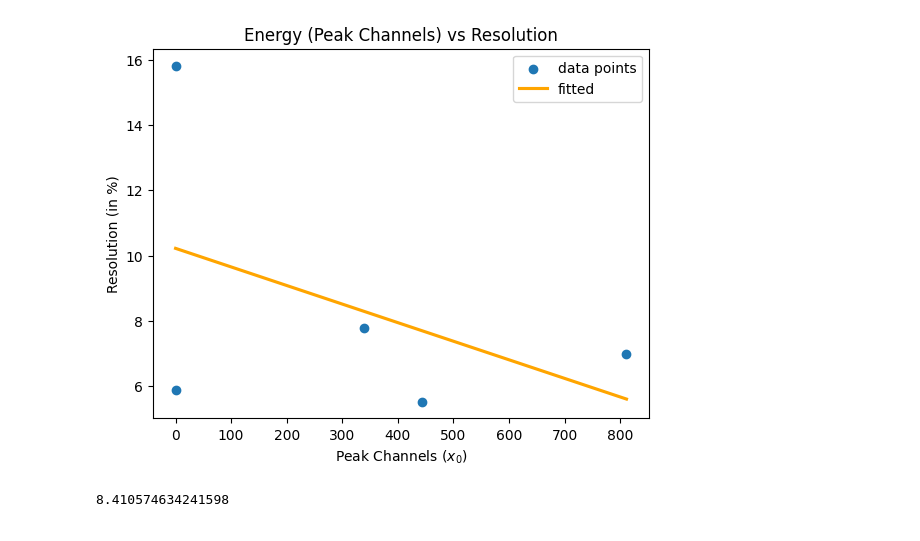
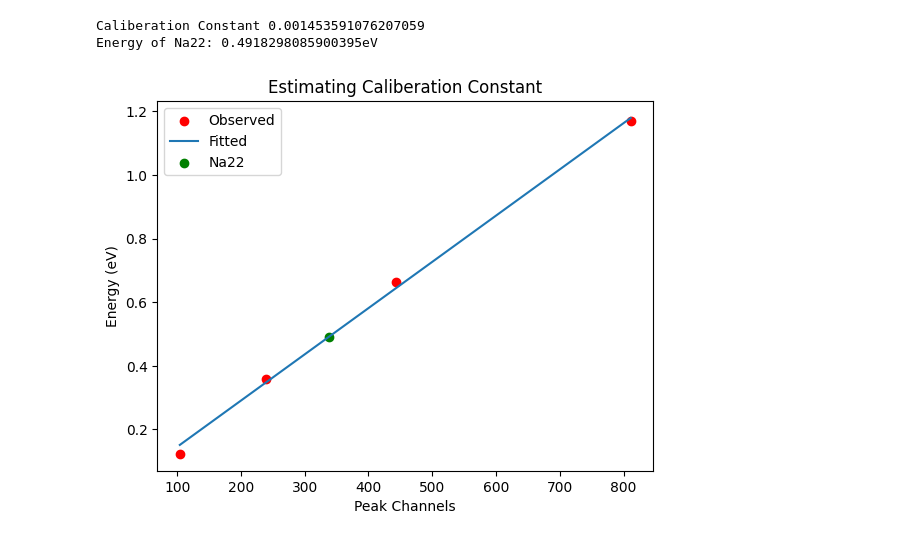
Before and after one commit to prasadposture/Astro-Lab, a Jupyter notebook: AstroLab-II/Scintillation.ipynb, the cells around one changed output. Drawn from its saved outputs; the diff is of its cells as text; code cells hidden in the pictures.

```diff
--- a/AstroLab-II/Scintillation.ipynb
+++ b/AstroLab-II/Scintillation.ipynb
@@ -70,15 +55,0 @@ Resolutions = [5.898703226050014,
-# %%
-plt.scatter(x=Peack_channels, y=Resolutions, label='data points')
-sns.regplot(x=Peack_channels, y=Resolutions, ci=0, scatter=0, color='orange', label='fitted')
-plt.xlabel(f"Peak Channels ($x_0$)")
-plt.ylabel("Resolution (in %)")
-plt.title("Energy (Peak Channels) vs Resolution")
-plt.legend()
-plt.savefig('ResVSEng.png');
-# %% [output]
-[figure, removed]
-# %%
-# Mean Resolution
-np.mean(Resolutions)
-# %% [output]
-8.410574634241598
@@ -84,0 +59,22 @@ np.mean(Resolutions)
+# %%
+Elements = ['Co57', 'Ba133', 'Cs137', 'Co60', 'Na22']
+Energy = np.array([0.123, 0.36, 0.662, 1.17]) #Na22: 0.511
+Peack_channels = np.array([104.096, 239.424,  443.572, 811.315]) #Na22: , 338.355
+plt.scatter(Peack_channels, Energy, color='red', label='Observed')
+def line(x,m):
+    return m*x
+params, covt = curve_fit(line, Peack_channels, Energy)
+pred_x = line(Peack_channels, params[0])
+plt.plot(Peack_channels, pred_x, label='Fitted')
+plt.scatter(338.355, line(338.355,params[0]), color='green' ,label='Na22')
+plt.xlabel('Peak Channels')
+plt.ylabel('Energy (eV)')
+plt.title('Estimating Caliberation Constant')
+plt.legend()
+plt.savefig('CaliberationConstant.png')
+print("Caliberation Constant",params[0])
+print(f"Energy of Na22: {params[0]*338.355}eV")
+# %% [output]
+Caliberation Constant 0.001453591076207059
+Energy of Na22: 0.4918298085900395eV
+[figure, added]
```
Also changed, not shown: parts of 10 cells of this notebook.
